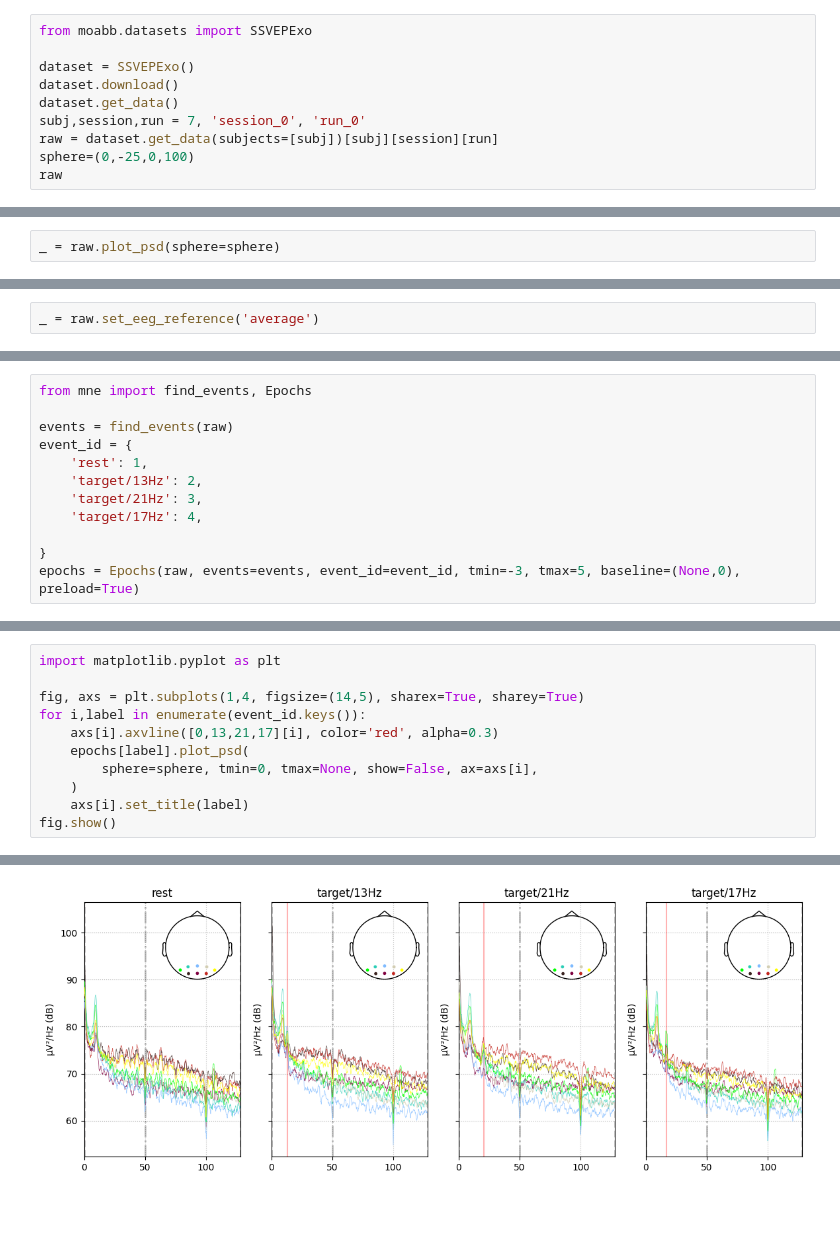
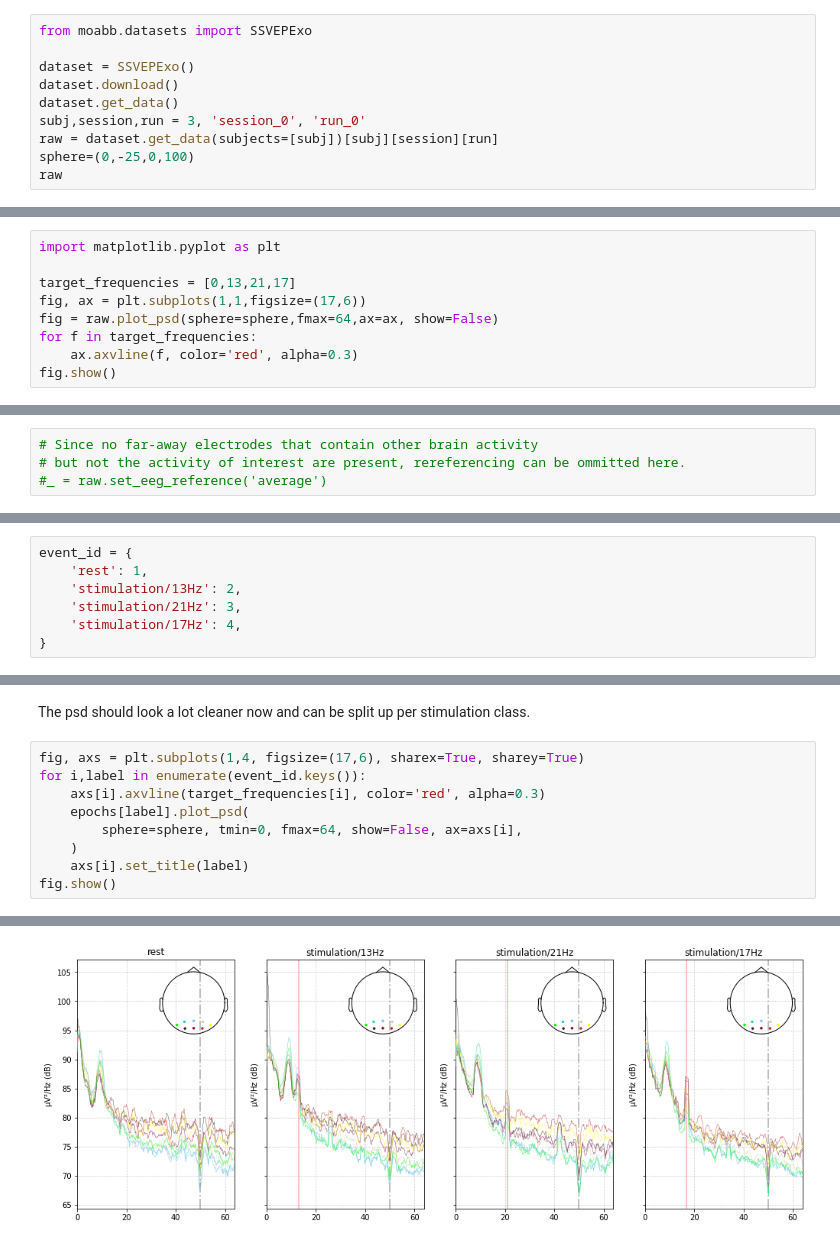
Before and after one commit to NeuroTech-Leuven/ssvep-workshop, a Jupyter notebook: notebooks/2b_ssvep_preprocessing_solution.ipynb, the cells around one changed output, grey strips where cells are left out. Saved outputs shown, nothing was run; the diff lists cells and outputs as text; blank space fills up the shorter version.

```diff
--- a/notebooks/2b_ssvep_preprocessing_solution.ipynb
+++ b/notebooks/2b_ssvep_preprocessing_solution.ipynb
@@ -4,7 +12,7 @@ from moabb.datasets import SSVEPExo
 dataset = SSVEPExo()
 dataset.download()
 dataset.get_data()
-subj,session,run = 7, 'session_0', 'run_0'
+subj,session,run = 3, 'session_0', 'run_0'
 raw = dataset.get_data(subjects=[subj])[subj][session][run]
 sphere=(0,-25,0,100)
 raw
@@ -24,4 +42,11 @@ raw
 # %%
-_ = raw.plot_psd(sphere=sphere)
+import matplotlib.pyplot as plt
+
+target_frequencies = [0,13,21,17]
+fig, ax = plt.subplots(1,1,figsize=(17,6))
+fig = raw.plot_psd(sphere=sphere,fmax=64,ax=ax, show=False)
+for f in target_frequencies:
+    ax.axvline(f, color='red', alpha=0.3)
+fig.show()
 # %% [output]
 Effective window size : 8.000 (s)
@@ -29,2 +54,4 @@ Effective window size : 8.000 (s)
 # %%
-_ = raw.set_eeg_reference('average')
+# Since no far-away electrodes that contain other brain activity
+# but not the activity of interest are present, rereferencing can be ommitted here.
+#_ = raw.set_eeg_reference('average')
@@ -61,12 +105,7 @@ Effective window size : 8.000 (s)
 # %%
-from mne import find_events, Epochs
-
-events = find_events(raw)
 event_id = {
     'rest': 1,
-    'target/13Hz': 2,
-    'target/21Hz': 3,
-    'target/17Hz': 4,
-
+    'stimulation/13Hz': 2,
+    'stimulation/21Hz': 3,
+    'stimulation/17Hz': 4,
 }
-epochs = Epochs(raw, events=events, event_id=event_id, tmin=-3, tmax=5, baseline=(None,0), preload=True)
@@ -83,17 +133,17 @@ Using data from preloaded Raw for 32 events and 2049 original time points ...
+# %% [markdown]
+The psd should look a lot cleaner now and can be split up per stimulation class.
 # %%
-import matplotlib.pyplot as plt
-
-fig, axs = plt.subplots(1,4, figsize=(14,5), sharex=True, sharey=True)
+fig, axs = plt.subplots(1,4, figsize=(17,6), sharex=True, sharey=True)
 for i,label in enumerate(event_id.keys()):
-    axs[i].axvline([0,13,21,17][i], color='red', alpha=0.3)
+    axs[i].axvline(target_frequencies[i], color='red', alpha=0.3)
     epochs[label].plot_psd(
-        sphere=sphere, tmin=0, tmax=None, show=False, ax=axs[i],
+        sphere=sphere, tmin=0, fmax=64, show=False, ax=axs[i],
     )
     axs[i].set_title(label)
 fig.show()
 # %% [output]
     Using multitaper spectrum estimation with 7 DPSS windows
     Using multitaper spectrum estimation with 7 DPSS windows
     Using multitaper spectrum estimation with 7 DPSS windows
     Using multitaper spectrum estimation with 7 DPSS windows
-[figure, old version]
+[figure, new version]
```
Also changed, not shown: parts of 27 cells of this notebook, 2 other files.
